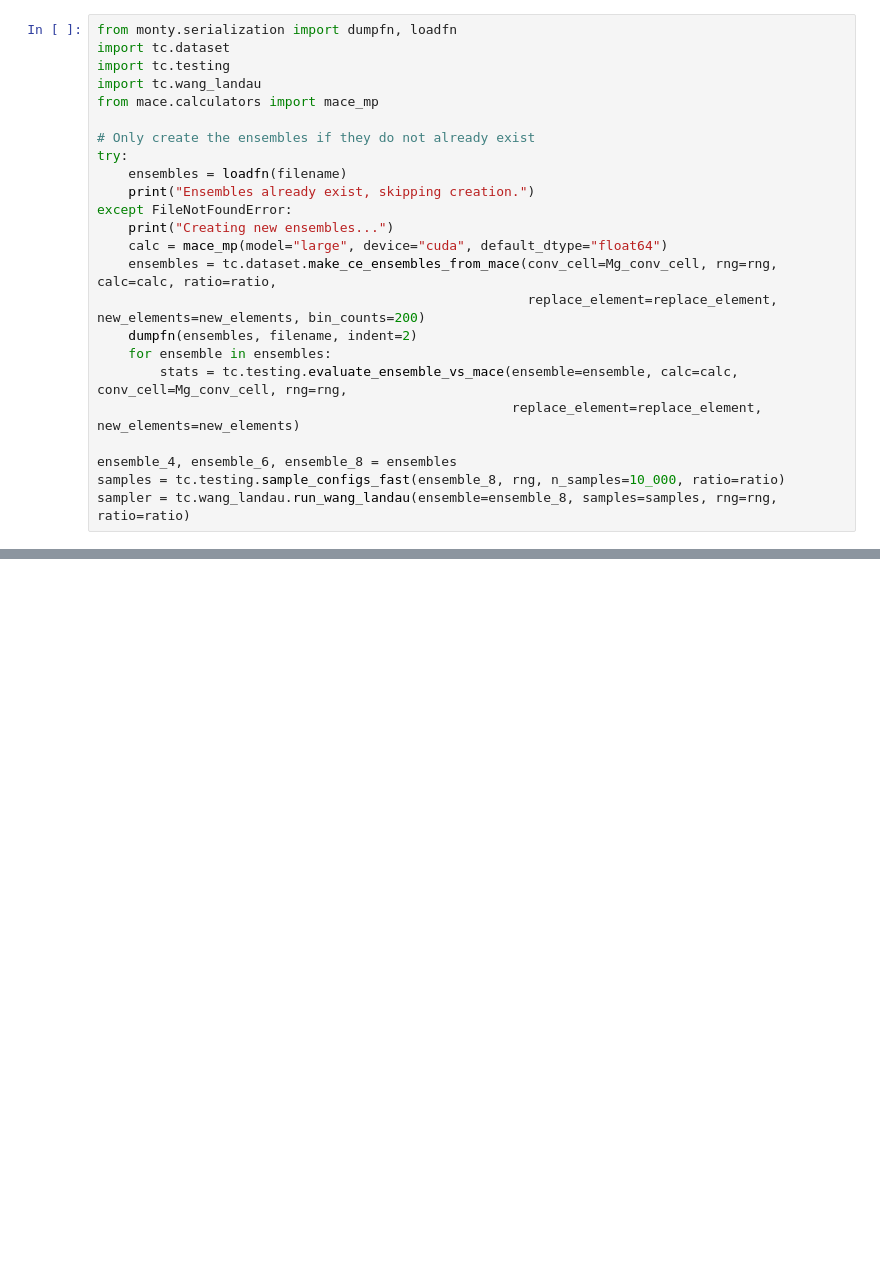
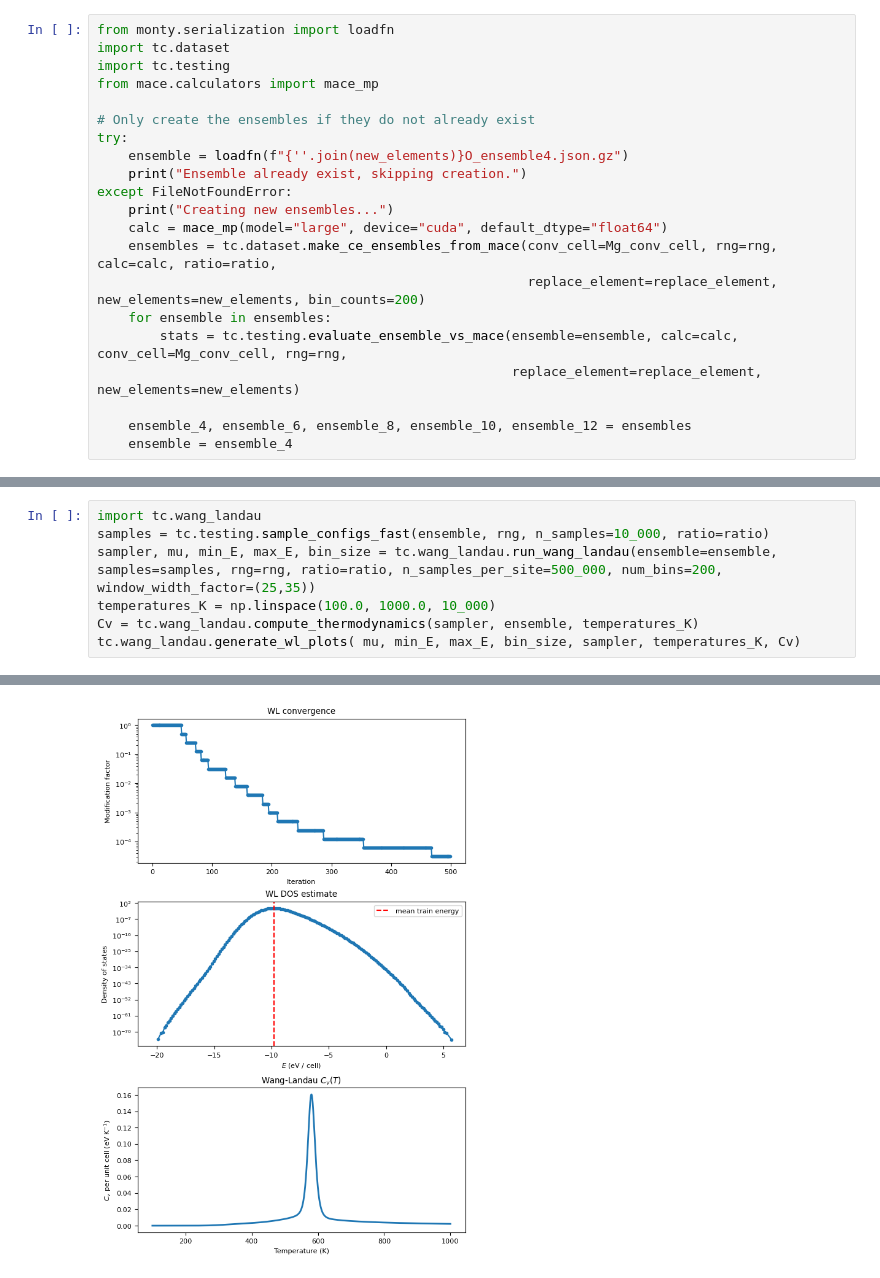
Before and after one commit to ColinBundschu/disorder, a Jupyter notebook: testing.ipynb, the cells around one changed output, grey strips where cells are left out. Drawn from its saved outputs; the diff is of its cells as text; blank space fills up the shorter version.

```diff
--- a/testing.ipynb
+++ b/testing.ipynb
@@ -13,26 +12,23 @@ filename = f"{''.join(new_elements)}O_ensembles.json.gz"
 ratio = 0.5
 # %%
-from monty.serialization import dumpfn, loadfn
+from monty.serialization import loadfn
 import tc.dataset
 import tc.testing
-import tc.wang_landau
 from mace.calculators import mace_mp
 
 # Only create the ensembles if they do not already exist
 try:
-    ensembles = loadfn(filename)
-    print("Ensembles already exist, skipping creation.")
+    ensemble = loadfn(f"{''.join(new_elements)}O_ensemble4.json.gz")
+    print("Ensemble already exist, skipping creation.")
 except FileNotFoundError:
     print("Creating new ensembles...")
     calc = mace_mp(model="large", device="cuda", default_dtype="float64")
     ensembles = tc.dataset.make_ce_ensembles_from_mace(conv_cell=Mg_conv_cell, rng=rng, calc=calc, ratio=ratio,
                                                        replace_element=replace_element, new_elements=new_elements, bin_counts=200)
-    dumpfn(ensembles, filename, indent=2)
     for ensemble in ensembles:
         stats = tc.testing.evaluate_ensemble_vs_mace(ensemble=ensemble, calc=calc, conv_cell=Mg_conv_cell, rng=rng,
                                                      replace_element=replace_element, new_elements=new_elements)
 
-ensemble_4, ensemble_6, ensemble_8 = ensembles
-samples = tc.testing.sample_configs_fast(ensemble_8, rng, n_samples=10_000, ratio=ratio)
-sampler = tc.wang_landau.run_wang_landau(ensemble=ensemble_8, samples=samples, rng=rng, ratio=ratio)
+    ensemble_4, ensemble_6, ensemble_8, ensemble_10, ensemble_12 = ensembles
+    ensemble = ensemble_4
 # %% [output]
@@ -41,0 +40,8 @@ Energy window : [-84.640, -70.594] eV (100 bins, 0.1405 eV each)
+# %%
+import tc.wang_landau
+samples = tc.testing.sample_configs_fast(ensemble, rng, n_samples=10_000, ratio=ratio)
+sampler, mu, min_E, max_E, bin_size = tc.wang_landau.run_wang_landau(ensemble=ensemble, samples=samples, rng=rng, ratio=ratio, n_samples_per_site=500_000, num_bins=200, window_width_factor=(25,35))
+temperatures_K = np.linspace(100.0, 1000.0, 10_000)
+Cv = tc.wang_landau.compute_thermodynamics(sampler, ensemble, temperatures_K)
+tc.wang_landau.generate_wl_plots( mu, min_E, max_E, bin_size, sampler, temperatures_K, Cv)
+# %% [output]
@@ -41,0 +56 @@ Energy window : [-84.640, -70.594] eV (100 bins, 0.1405 eV each)
+[figure, added]
```
Also changed, not shown: parts of 4 cells of this notebook, 8 other files.
